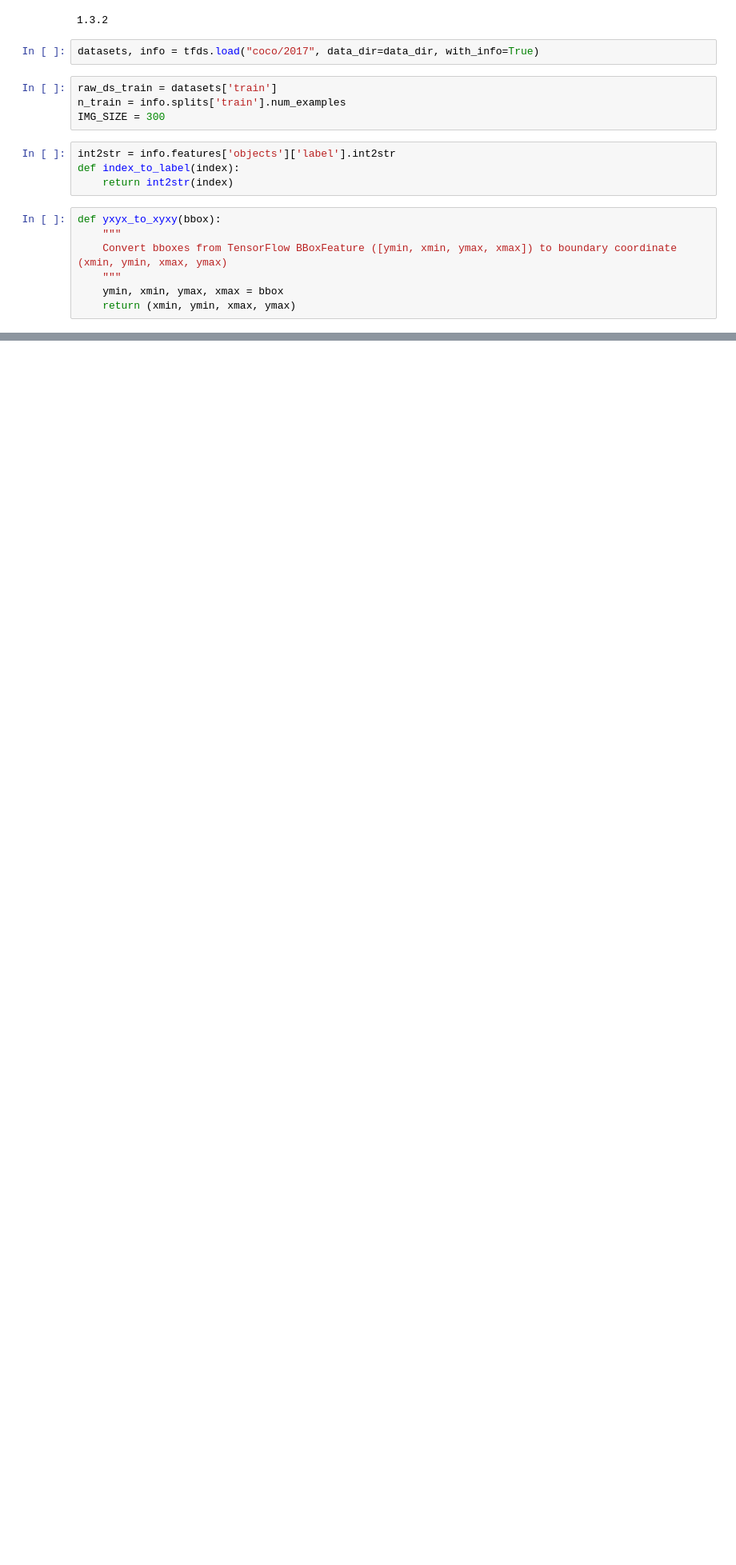
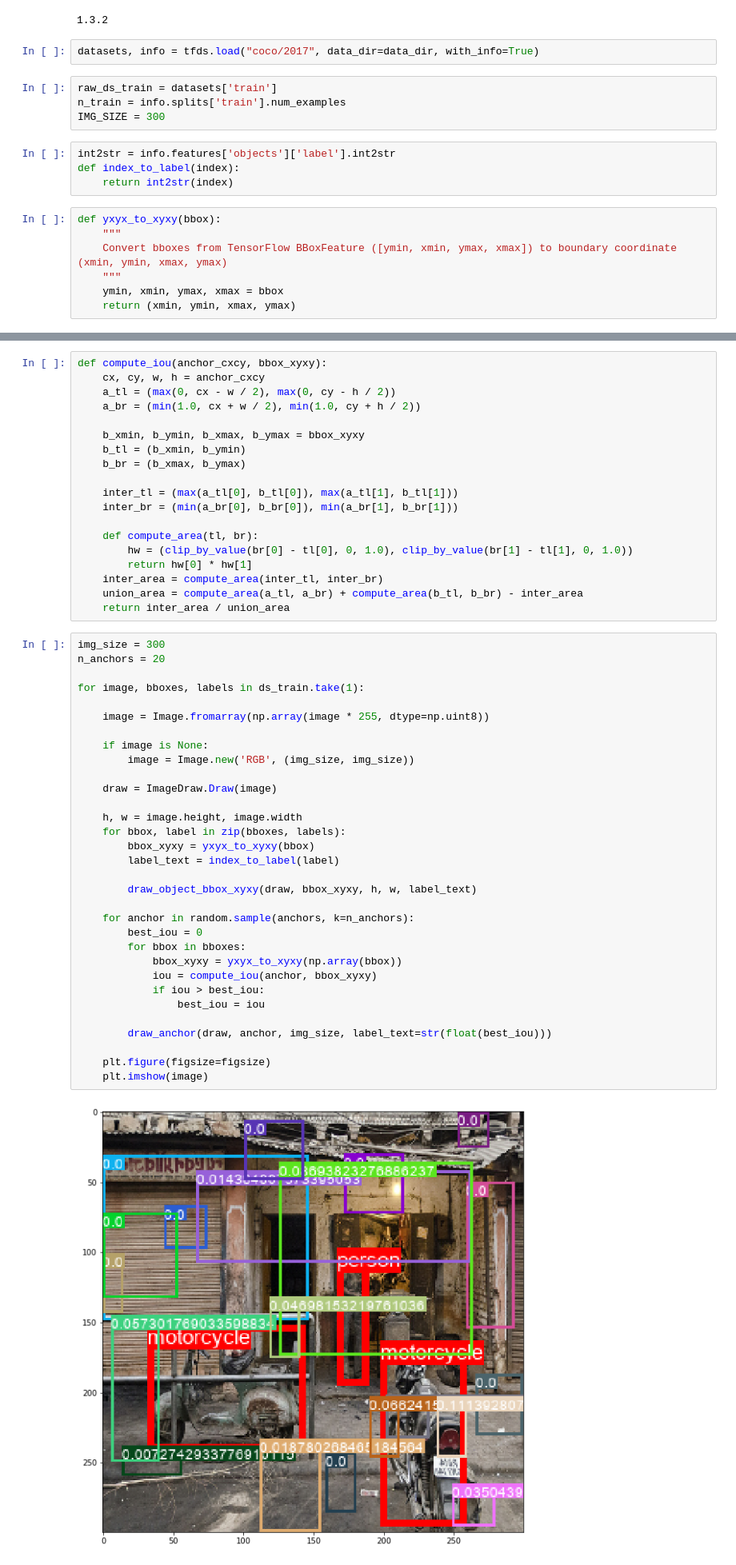
Before and after one commit to quanhua92/TensorFlow-2.x-Cheatsheet, a Jupyter notebook: notebooks/object detection - SSD.ipynb, the cells around one changed output, grey strips where cells are left out. Shown at 80% size. Cells and saved outputs as stored; diff of their text form; blank space fills up the shorter version.

```diff
--- a/notebooks/object detection - SSD.ipynb
+++ b/notebooks/object detection - SSD.ipynb
@@ -388,0 +408,53 @@ for image, boxes, labels in ds_train.take(1):
+# %%
+def compute_iou(anchor_cxcy, bbox_xyxy):
+    cx, cy, w, h = anchor_cxcy
+    a_tl = (max(0, cx - w / 2), max(0, cy - h / 2))
+    a_br = (min(1.0, cx + w / 2), min(1.0, cy + h / 2))
+
+    b_xmin, b_ymin, b_xmax, b_ymax = bbox_xyxy
+    b_tl = (b_xmin, b_ymin)
+    b_br = (b_xmax, b_ymax)
+
+    inter_tl = (max(a_tl[0], b_tl[0]), max(a_tl[1], b_tl[1]))
+    inter_br = (min(a_br[0], b_br[0]), min(a_br[1], b_br[1]))
+
+    def compute_area(tl, br):
+        hw = (clip_by_value(br[0] - tl[0], 0, 1.0), clip_by_value(br[1] - tl[1], 0, 1.0))
+        return hw[0] * hw[1]
+    inter_area = compute_area(inter_tl, inter_br)
+    union_area = compute_area(a_tl, a_br) + compute_area(b_tl, b_br) - inter_area
+    return inter_area / union_area
+# %%
+img_size = 300
+n_anchors = 20
+
+for image, bboxes, labels in ds_train.take(1):
+
+    image = Image.fromarray(np.array(image * 255, dtype=np.uint8))
+
+    if image is None:
+        image = Image.new('RGB', (img_size, img_size))
+
+    draw = ImageDraw.Draw(image)
+
+    h, w = image.height, image.width
+    for bbox, label in zip(bboxes, labels):
+        bbox_xyxy = yxyx_to_xyxy(bbox)
+        label_text = index_to_label(label)
+
+        draw_object_bbox_xyxy(draw, bbox_xyxy, h, w, label_text)
+
+    for anchor in random.sample(anchors, k=n_anchors):
+        best_iou = 0
+        for bbox in bboxes:
+            bbox_xyxy = yxyx_to_xyxy(np.array(bbox))
+            iou = compute_iou(anchor, bbox_xyxy)
+            if iou > best_iou:
+                best_iou = iou
+
+        draw_anchor(draw, anchor, img_size, label_text=str(float(best_iou)))
+
+    plt.figure(figsize=figsize)
+    plt.imshow(image)
+# %% [output]
+[figure, added]
```
Also changed, not shown: parts of 10 cells of this notebook.
